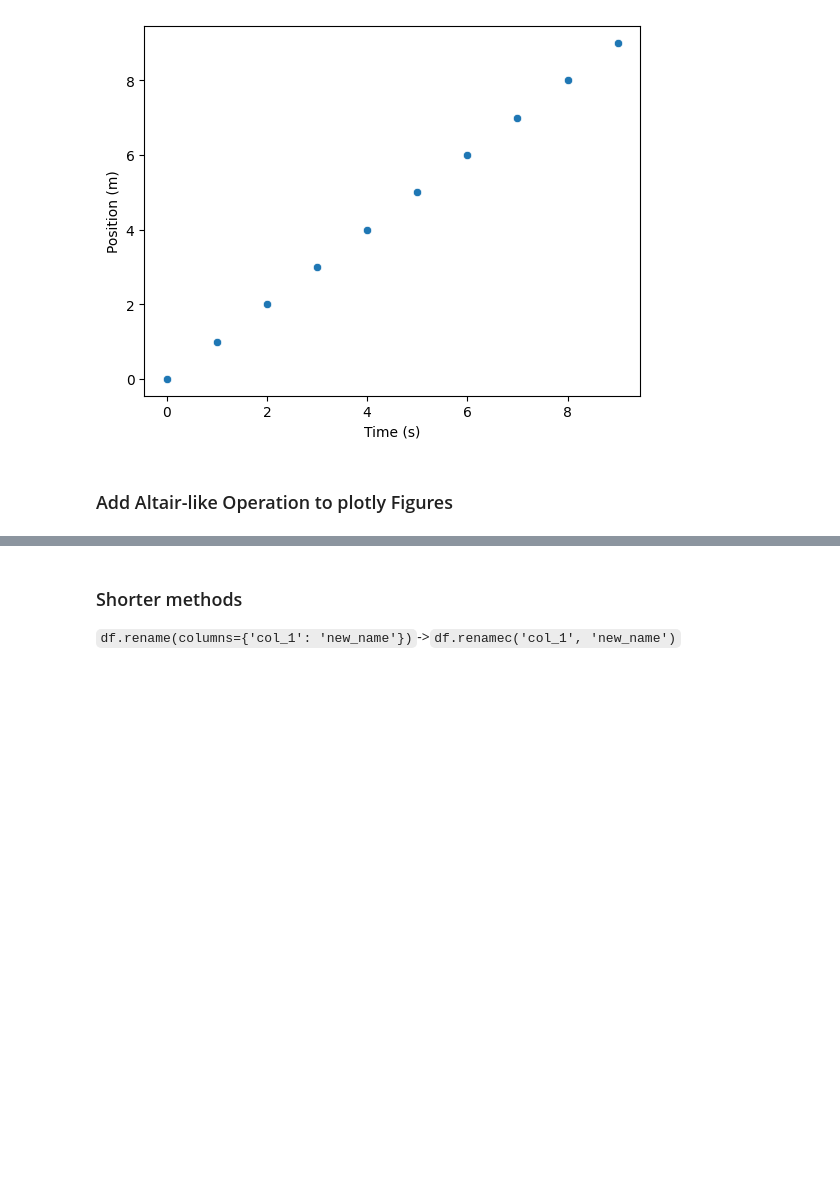
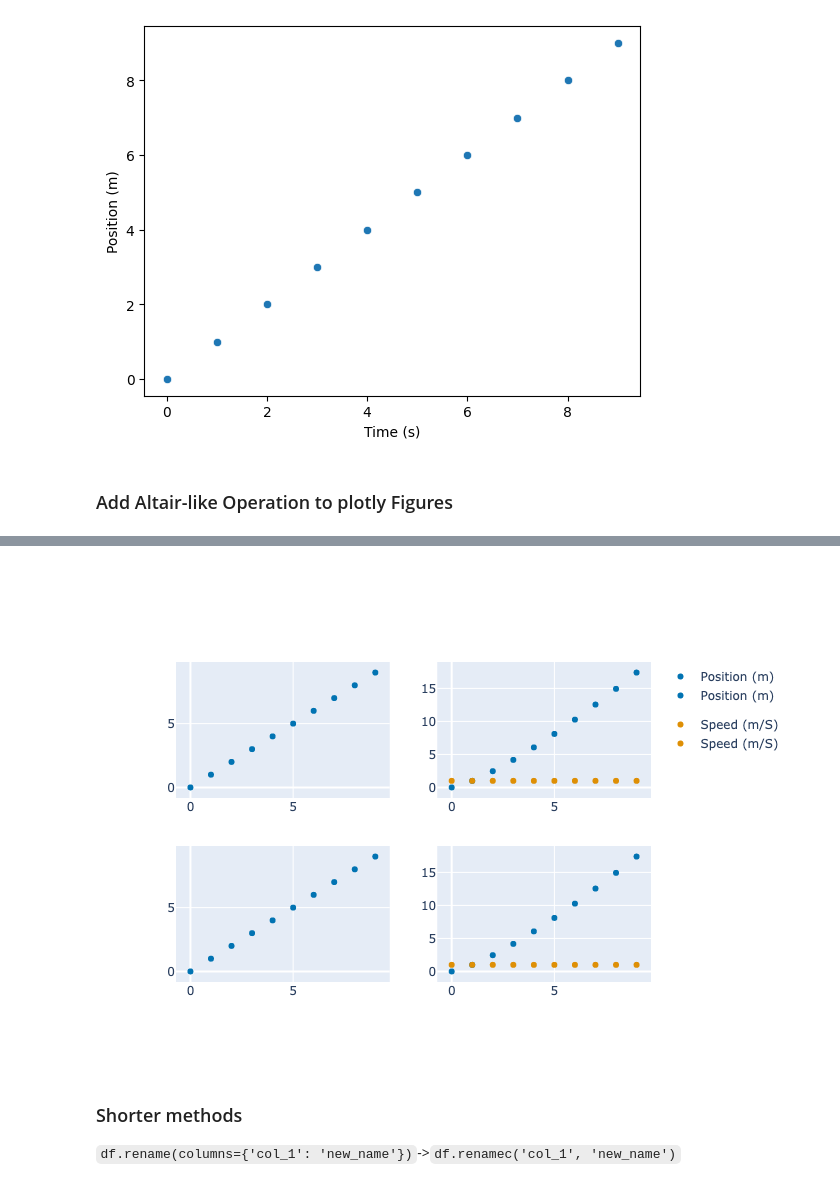
Before and after one commit to asappinc/pdpatch, a Jupyter notebook: index.ipynb, the cells around one changed output, grey strips where cells are left out. Drawn from its saved outputs; the diff is of its cells as text; code cells hidden in the pictures; blank space fills up the shorter version.

```diff
--- a/index.ipynb
+++ b/index.ipynb
@@ -42,6 +46,8 @@ fig
 # %%
 fig = px.scatter(df,x='time__s__', y='time__s__') | px.scatter(df,x='time__s__', y=['position__m__', 'speed__m/s__'])
-fig / fig
+(fig / fig).show('png')
+# %% [output]
+[figure, added]
 # %% [markdown]
 ### Shorter methods
 
```
Also changed, not shown: parts of 2 cells of this notebook, 4 other files.
